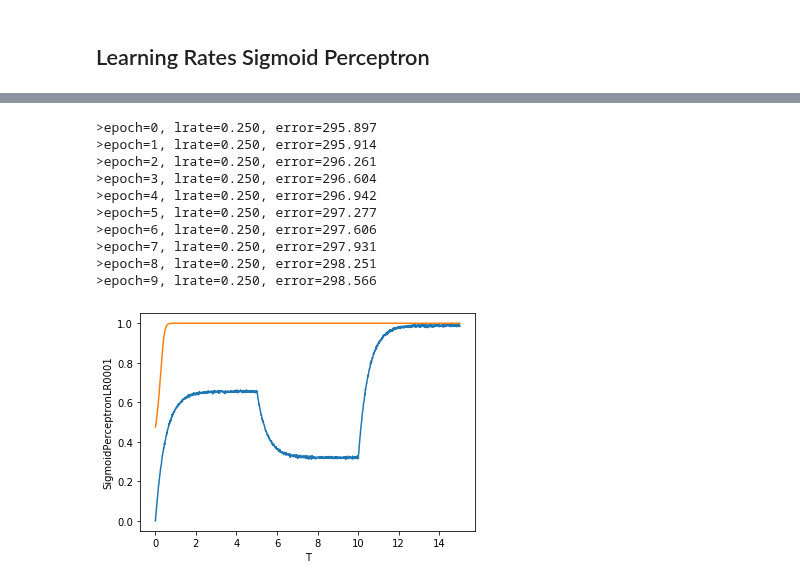
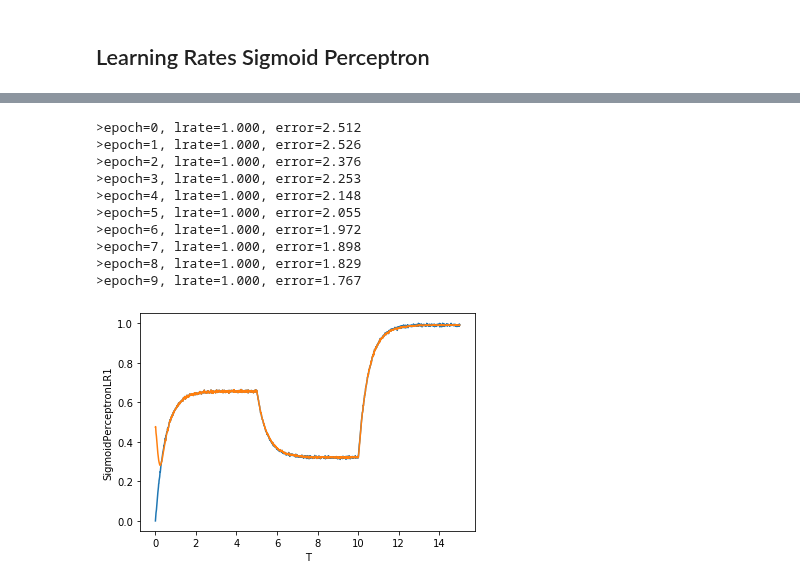
Before and after one commit to JamesDun2866/Computational-Science, a Jupyter notebook: Computational Science.ipynb, the cells around one changed output, grey strips where cells are left out. Cells and saved outputs as stored; diff of their text form; code cells hidden in the pictures.

```diff
--- a/Computational Science.ipynb
+++ b/Computational Science.ipynb
@@ -666,8 +649,8 @@ def predict3(noise2b,weights2):
 # %%
-x12 = Tuple_converter(df1['Normalisedx'])
-Sigmoidfunction2,tttt = train_weights_sigmoid(x12,0.01,10)
-Sigmoidfunction3 = SelectedEpoch(10,Sigmoidfunction2)
-df1['Sigmoidfunction12'] = Sigmoidfunction3
+x12 = Tuple_converter(df1['Normalisedx']) #convert x into tuples
+Sigmoidfunction2,tttt = train_weights_sigmoid(x12,0.1,10) #run sigmoid perceptron using xtuples, 0.1 learning rate and 10 epochs
+Sigmoidfunction3 = SelectedEpoch(10,Sigmoidfunction2) #select the epoch to plot
+df1['Sigmoidfunction12'] = Sigmoidfunction3 #add epoch to dataframe
 t = sns.lineplot(x="T", y="Normalisedx", data=df1)  #plot actual
 t2 = sns.lineplot(x="T", y="Sigmoidfunction12", data=df1) #plot predicted
 # %% [output]
@@ -725,19 +708,19 @@ Stepplt = sns.lineplot(x="T", y="SigmoidPerceptronLR01", data=df1) #plot predict
 # %%
-xLR025 = Tuple_converter(df1['Normalisedx'])
-SigmoidPerceptronLR025,ttttt = train_weights_sigmoid(xLR025,0.25,10) #Train Perceptron using learning rate 0.25
-SigmoidPerceptronLR025 = SelectedEpoch(10,SigmoidPerceptronLR025)
-df1['SigmoidPerceptronLR0001'] = SigmoidPerceptronLR025 # add learning rate 0.25 to dataframe
+xLR1 = Tuple_converter(df1['Normalisedx'])
+SigmoidPerceptronLR1,ttttt = train_weights_sigmoid(xLR1,1,10) #Train Perceptron using learning rate 0.25
+SigmoidPerceptronLR1 = SelectedEpoch(10,SigmoidPerceptronLR1)
+df1['SigmoidPerceptronLR1'] = SigmoidPerceptronLR1 # add learning rate 0.25 to dataframe
 Noiseplt = sns.lineplot(x="T", y="Normalisedx", data=df1)  # plot actual
-Stepplt = sns.lineplot(x="T", y="SigmoidPerceptronLR0001", data=df1) #plot predicted
+Stepplt = sns.lineplot(x="T", y="SigmoidPerceptronLR1", data=df1) #plot predicted
 # %% [output]
->epoch=0, lrate=0.250, error=295.897
->epoch=1, lrate=0.250, error=295.914
->epoch=2, lrate=0.250, error=296.261
->epoch=3, lrate=0.250, error=296.604
->epoch=4, lrate=0.250, error=296.942
->epoch=5, lrate=0.250, error=297.277
->epoch=6, lrate=0.250, error=297.606
->epoch=7, lrate=0.250, error=297.931
->epoch=8, lrate=0.250, error=298.251
->epoch=9, lrate=0.250, error=298.566
+>epoch=0, lrate=1.000, error=2.512
+>epoch=1, lrate=1.000, error=2.526
+>epoch=2, lrate=1.000, error=2.376
+>epoch=3, lrate=1.000, error=2.253
+>epoch=4, lrate=1.000, error=2.148
+>epoch=5, lrate=1.000, error=2.055
+>epoch=6, lrate=1.000, error=1.972
+>epoch=7, lrate=1.000, error=1.898
+>epoch=8, lrate=1.000, error=1.829
+>epoch=9, lrate=1.000, error=1.767
-[figure, old version]
+[figure, new version]
```
Also changed, not shown: parts of 21 cells of this notebook, 1 other file.
